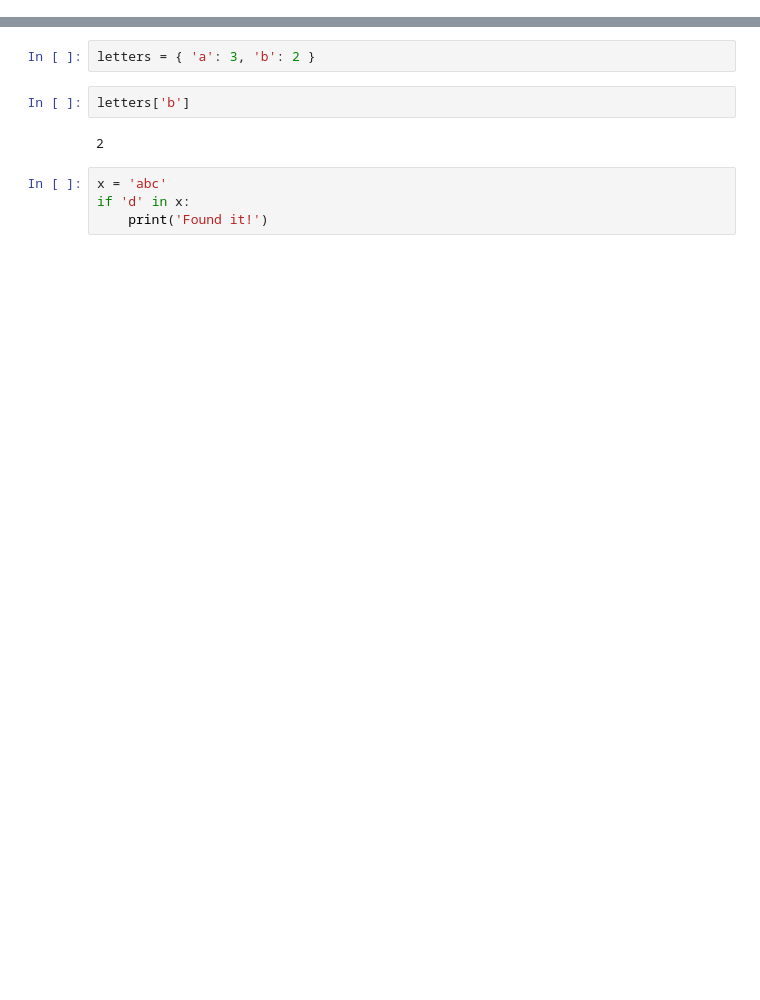
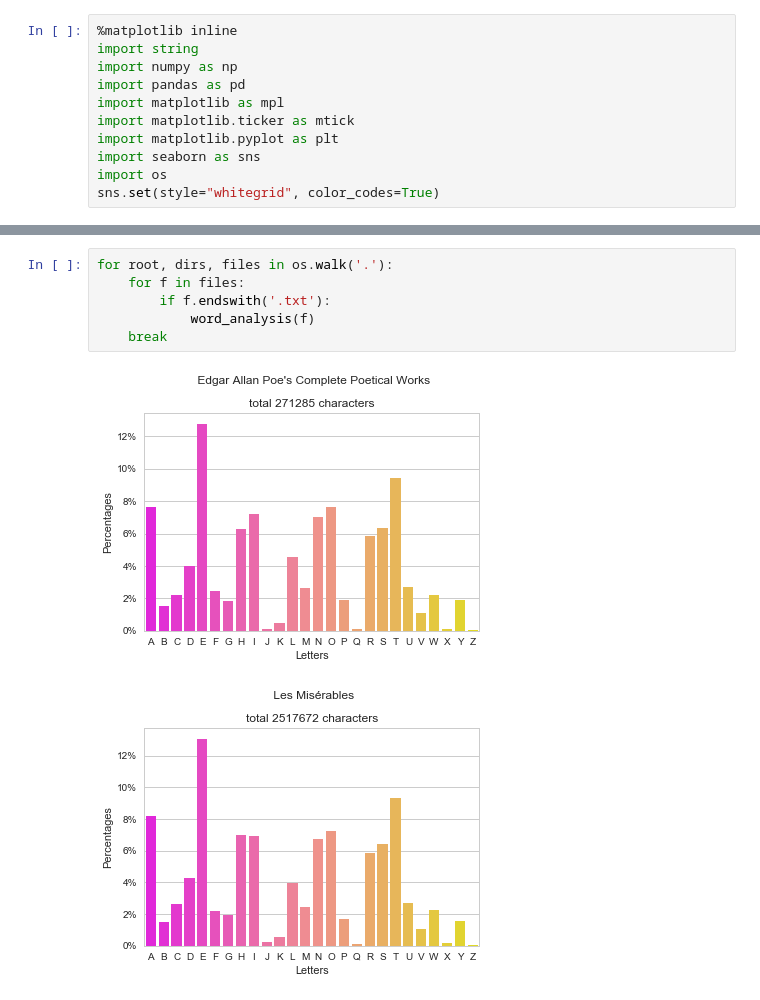
Before and after one commit to Spaxe/frequency-analysis, a Jupyter notebook: Frequency-Analysis.ipynb, the cells around one changed output, grey strips where cells are left out. Drawn from its saved outputs; the diff is of its cells as text; blank space fills up the shorter version.

Commit message:
Added new books with analysis loop

```diff
--- a/Frequency-Analysis.ipynb
+++ b/Frequency-Analysis.ipynb
@@ -3 +1,12 @@ import string
+# %%
+%matplotlib inline
+import string
+import numpy as np
+import pandas as pd
+import matplotlib as mpl
+import matplotlib.ticker as mtick
+import matplotlib.pyplot as plt
+import seaborn as sns
+import os
+sns.set(style="whitegrid", color_codes=True)
 # %%
@@ -32,10 +67,9 @@ with open('les-miserables.txt', encoding='utf-8') as book:
-# %%
-letters = { 'a': 3, 'b': 2 }
-# %%
-letters['b']
-# %% [output]
-2
-# %%
-x = 'abc'
-if 'd' in x:
-    print('Found it!')
+# %%
+for root, dirs, files in os.walk('.'):
+    for f in files:
+        if f.endswith('.txt'):
+            word_analysis(f)
+    break
+# %% [output]
+[figure, added]
+[figure, added]
```
Also changed, not shown: parts of 3 cells of this notebook, 3 other files.
